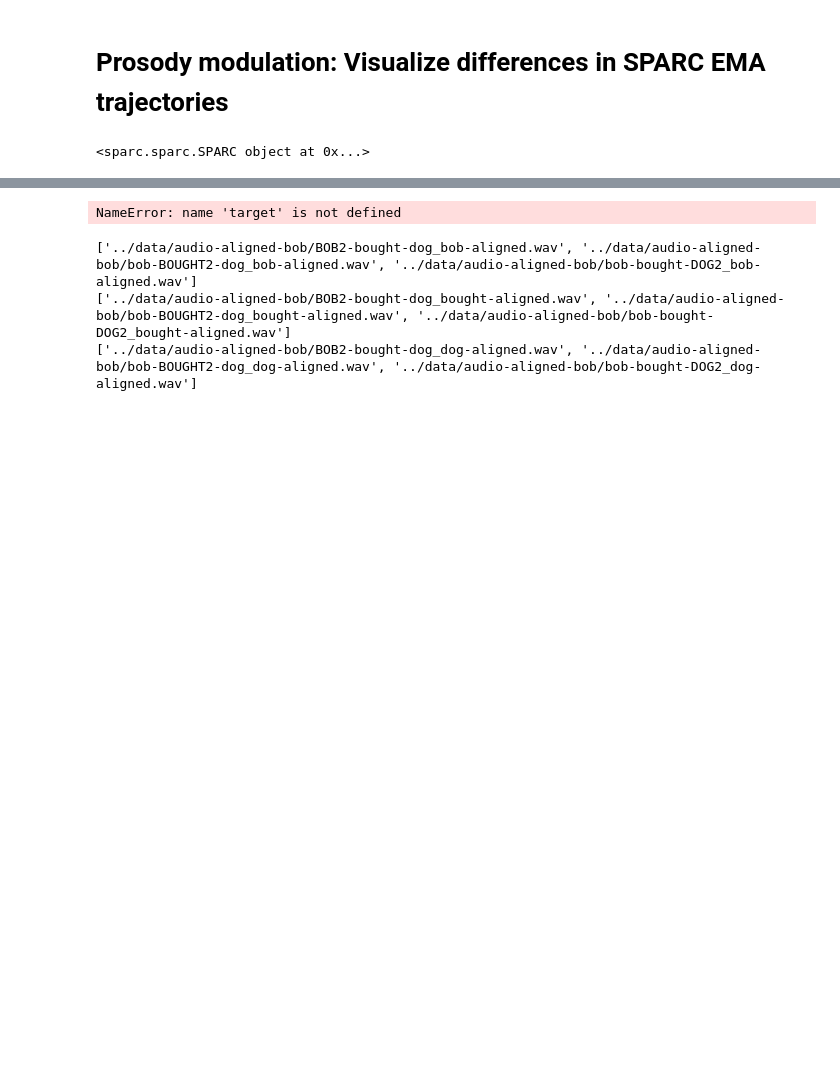
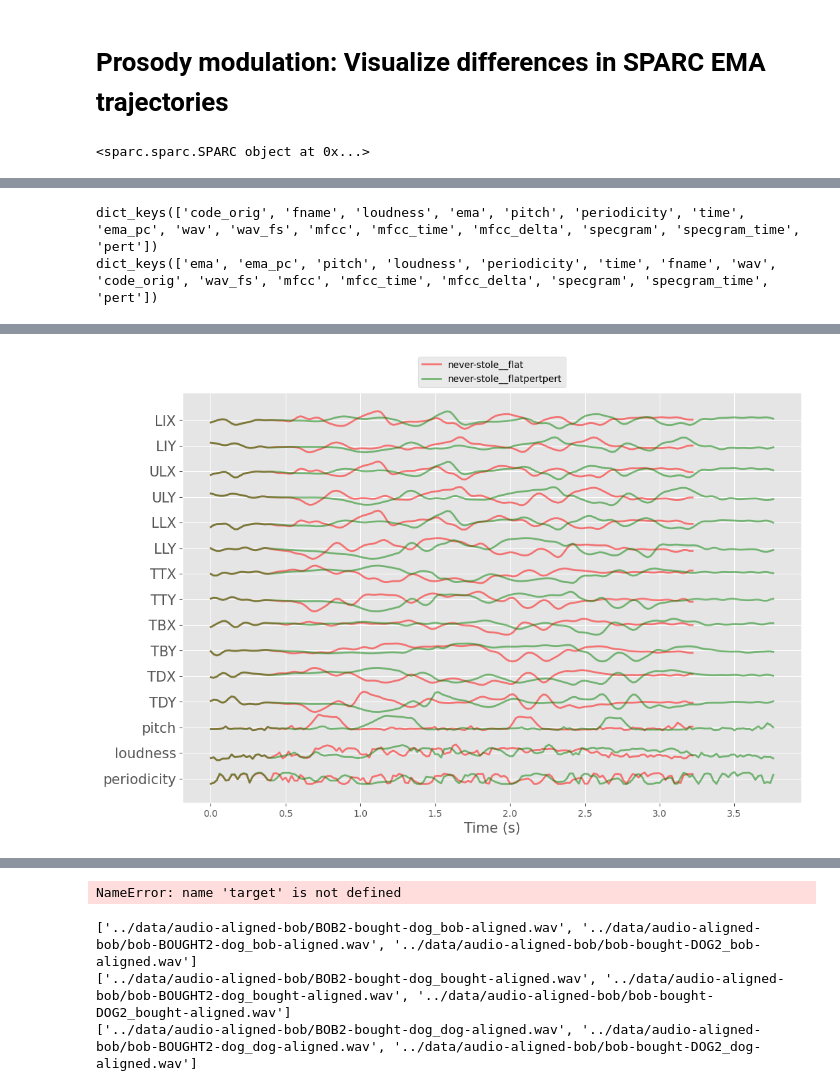
Before and after one commit to mguillau-commits/mrep, a Jupyter notebook: notebooks/latane-demo-cleaned_MelenPG copy.ipynb, the cells around one changed output, grey strips where cells are left out. Saved outputs shown, nothing was run; the diff lists cells and outputs as text; code cells hidden in the pictures; blank space fills up the shorter version.

```diff
--- a/notebooks/latane-demo-cleaned_MelenPG copy.ipynb
+++ b/notebooks/latane-demo-cleaned_MelenPG copy.ipynb
@@ -779,0 +982,33 @@ for i, code in enumerate(c_plot):
+# %%
+
+perturbation_M_list=[{"onset":1,"offset":1.9,"increase":0.1,"tau":0.05,"epsilon":0.2},
+        #{"onset":2,"offset":2.3,"increase":0.5,"tau":0.05,"epsilon":0.2},
+        {"onset":0.4,"offset":0.8,"increase":0.5,"tau":0.05,"epsilon":0.2}
+        ]
+
+c=successive_dilation(c,perturbation_M_list,coder=coder, PC=PC)
+
+sf.write(dir_data / (c["pert"]["fname"] + ".wav"), c['pert']['wav'], coder.sr)
+ipd.display(ipd.Audio(c['pert']['wav'], rate=coder.sr))
+
+c_plot = [c, c['pert']]
+c_plot_colors = ['r', 'g', 'b']
+
+# Plot and save
+fig, ax = plt.subplots(figsize=(12, 8))
+for i, code in enumerate(c_plot):
+    # _, fname = os.path.split(files[i])
+    fname = code['fname']
+    plot_art(
+        ax, code["ema"], # ema, ema_pc
+        labels=hprc_channels, # hprc_channels, labels_PC
+        color=c_plot_colors[i],
+        series_name=fname,
+        gap=7, alpha=0.5, lw=2,
+        pitch= sp.stats.zscore(code['pitch']), # sp.stats.zscore .... pitches[i], # pitches[i],
+        loudness= sp.stats.zscore(code['loudness']),
+        periodicity= sp.stats.zscore(code['periodicity'])
+    )
+# %% [output]
+dict_keys(['code_orig', 'fname', 'loudness', 'ema', 'pitch', 'periodicity', 'time', 'ema_pc', 'wav', 'wav_fs', 'mfcc', 'mfcc_time', 'mfcc_delta', 'specgram', 'specgram_time', 'pert'])
+dict_keys(['ema', 'ema_pc', 'pitch', 'loudness', 'periodicity', 'time', 'fname', 'wav', 'code_orig', 'wav_fs', 'mfcc', 'mfcc_time', 'mfcc_delta', 'specgram', 'specgram_time', 'pert'])
@@ -779,0 +1016 @@ for i, code in enumerate(c_plot):
+[figure, added]
```
Also changed, not shown: parts of 8 cells of this notebook, 1 other file.
